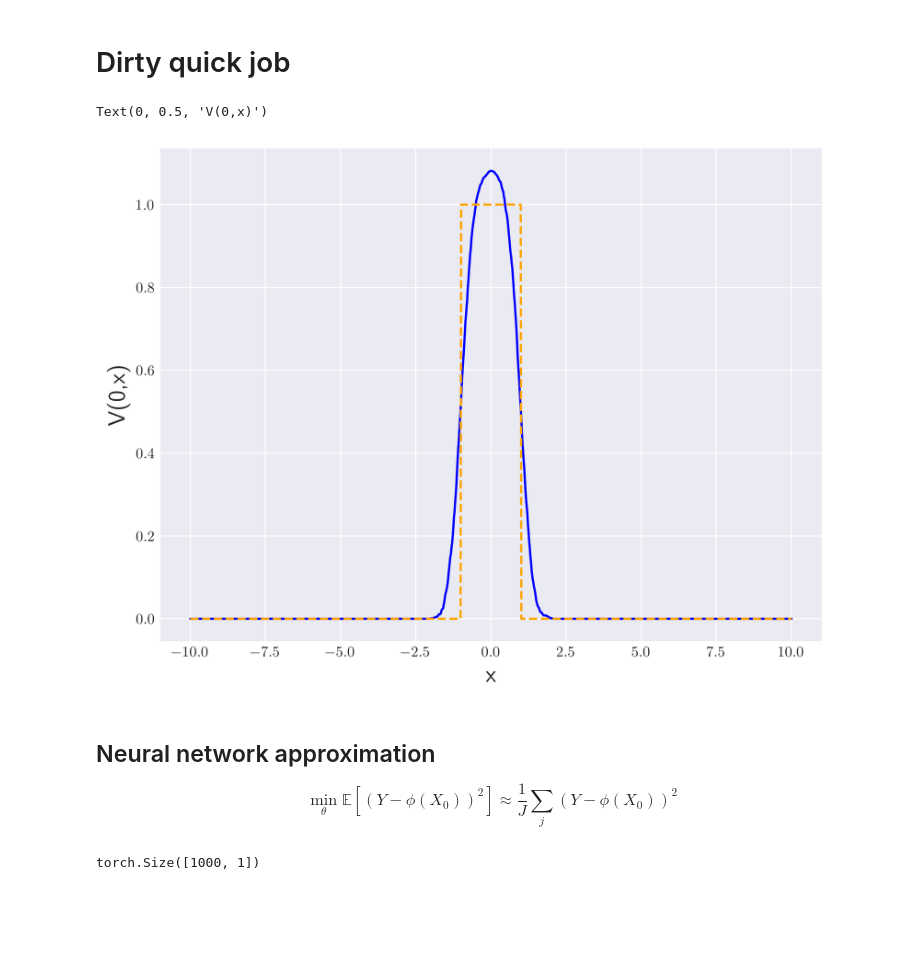
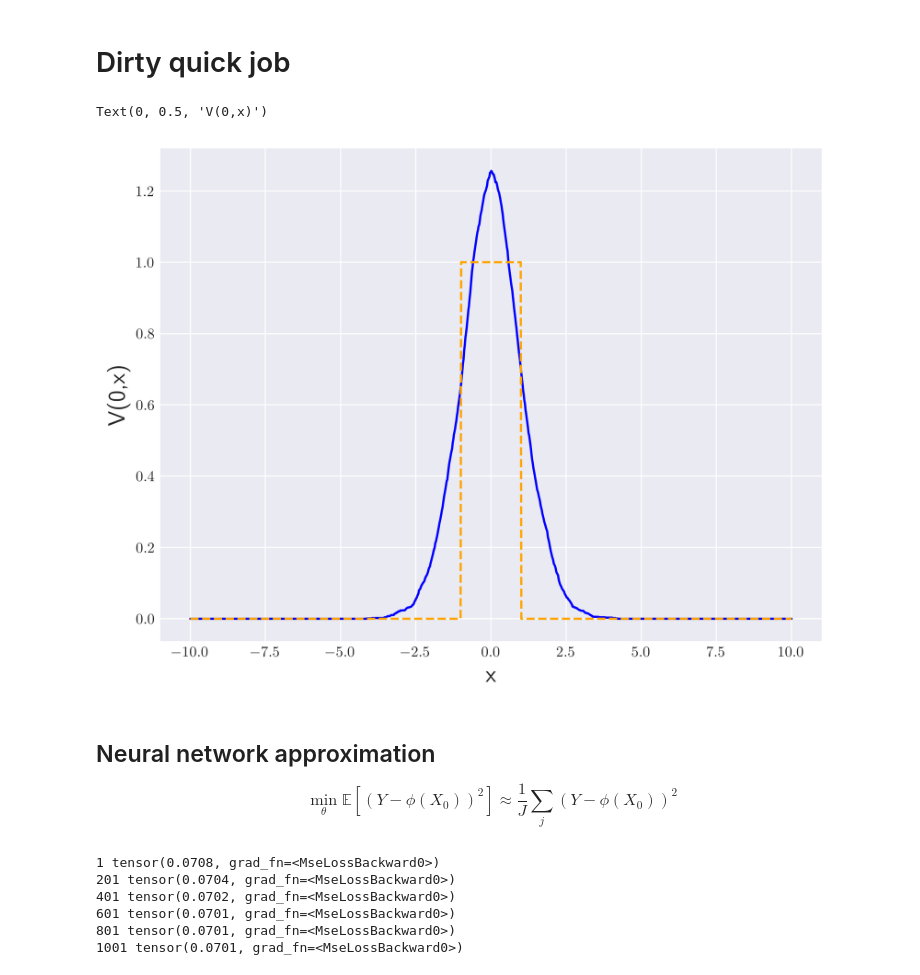
Before and after one commit to arashfahim/Stochastic_Control_FSU, a Jupyter notebook: FeynmannKac.ipynb, the cells around one changed output. Saved outputs shown, nothing was run; the diff lists cells and outputs as text; code cells hidden in the pictures; blank space fills up the shorter version.

```diff
--- a/FeynmannKac.ipynb
+++ b/FeynmannKac.ipynb
@@ -48,8 +48,8 @@ Take $T=1$
 # %% [markdown]
 ## First do the approximation for $x=0$
 # %%
-N = 100 # number of time steps
-T = .1 # terminal time
+N = 10 # number of time steps
+T = 1. # terminal time
 dt = T/N # time step
 num_samples = 1_000 # Modify the number of samples
 dW = torch.sqrt(torch.tensor(dt))*torch.randn([num_samples,N+1,1]) # Brownian increments
@@ -92,14 +92,14 @@ for i in range(x.shape[0]):
     y[i] = fk_eval(x[i].reshape(1,1))
 # %%
 f = plt.figure(figsize=(8,6), dpi=400)
-plt.plot(x.numpy(), y.numpy(), label='Feynman-Kac solution', color='blue')
-plt.plot(x.numpy(), terminal_cost(x).numpy(), '--', label='Terminal cost', color='orange')
+plt.plot(x.clone().detach().numpy(), y.clone().detach().numpy(), label='Feynman-Kac solution', color='blue')
+plt.plot(x.clone().detach().numpy(), terminal_cost(x).clone().detach().numpy(), '--', label='Terminal cost', color='orange')
 plt.xlabel('x', fontsize=16)
-plt.ylabel('V(0,x)', fontsize=16)
+plt.ylabel('V(0,x)', fontsize=16);
 # plt.title('Feynman-Kac solution to PDE', fontsize=16);
 # %% [output]
 Text(0, 0.5, 'V(0,x)')
-[figure, old version]
+[figure, new version]
 # %% [markdown]
 ## Neural network approximation
 
@@ -119,4 +120,23 @@ y_pre= model(x0)
 y_true = torch.sum(running_cost(x0.repeat(1,N).unsqueeze(-1)+W[:,:-1,:]), dim=1) + terminal_cost(x0+W[:,-1,:])
 # %%
+num_epochs = 2000
+learning_rate = 1e-2
+# optimizer = optim.Adam(model.parameters(), learning_rate)
+optimizer = optim.SGD(model.parameters(), learning_rate,momentum=0.9)
+loss_history = []
+for e in range(num_epochs):
+    y_pre= model(x0)
+    loss = torch.nn.functional.mse_loss(y_pre, y_true)
+    optimizer.zero_grad() # Zero the gradients before running the backward pass.
+    loss.backward() # Backward pass: compute gradient of the loss with respect to all the learnable parameters
+    loss_history.append(loss.item())
+    if e % (num_epochs//10) == 0:
+        print(e+1, loss)
+    optimizer.step() # Update the weights and biases using gradient descent. Each parameter is a Tensor. Equivalent to the above three lines, but more efficient.
 # %% [output]
-torch.Size([1000, 1])
+1 tensor(0.0708, grad_fn=<MseLossBackward0>)
+201 tensor(0.0704, grad_fn=<MseLossBackward0>)
+401 tensor(0.0702, grad_fn=<MseLossBackward0>)
+601 tensor(0.0701, grad_fn=<MseLossBackward0>)
+801 tensor(0.0701, grad_fn=<MseLossBackward0>)
+1001 tensor(0.0701, grad_fn=<MseLossBackward0>)
```
Also changed, not shown: parts of 5 cells of this notebook, 1 other file.
